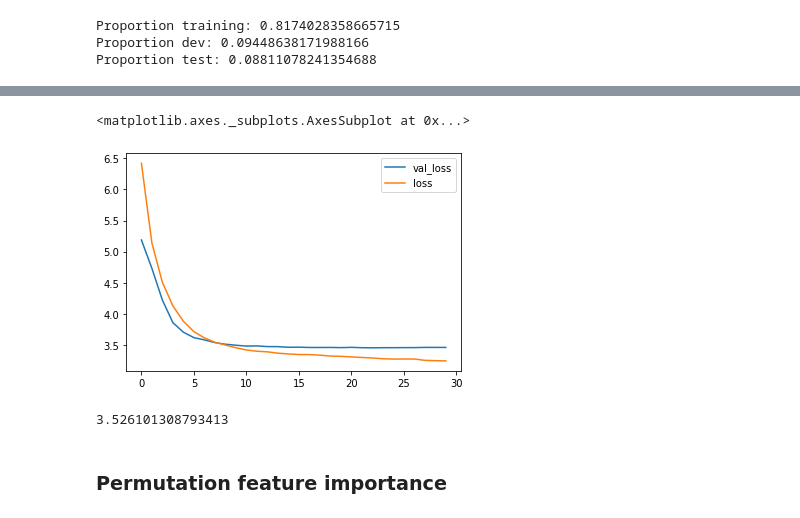
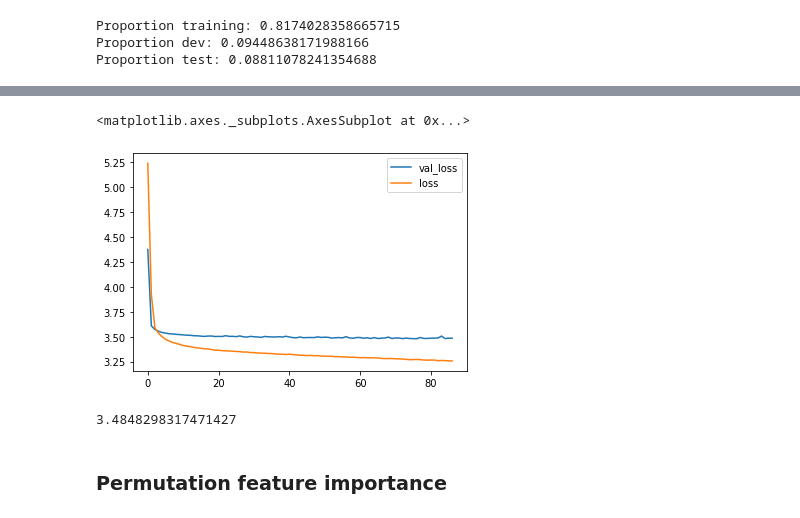
Before and after one commit to stevieg3/fpl-analysis, a Jupyter notebook: notebooks/DeepFantasyFootball/5. Feature selection (Colab).ipynb, the cells around one changed output, grey strips where cells are left out. Saved outputs shown, nothing was run; the diff lists cells and outputs as text; code cells hidden in the pictures.

```diff
--- a/notebooks/DeepFantasyFootball/5. Feature selection (Colab).ipynb
+++ b/notebooks/DeepFantasyFootball/5. Feature selection (Colab).ipynb
@@ -549,0 +667,8 @@ new_lstm_model = create_model()
+# %%
+ROUND_1_FEATURES = list(
+    set(COLUMNS_TO_SCALE) - set(FEATURES_DROPPED_AFTER_UNIVARIATE)
+)
+# %%
+X_train, y_train = prepare_data_for_lstm(training_df, feature_list=ROUND_1_FEATURES)
+X_dev, y_dev = prepare_data_for_lstm(dev_df, feature_list=ROUND_1_FEATURES)
+X_test, y_test = prepare_data_for_lstm(test_df, feature_list=ROUND_1_FEATURES)
@@ -550 +682,3 @@ new_lstm_model = create_model()
+# %%
+lstm_model = create_model(223)
 # %%
@@ -570,5 +703,17 @@ _________________________________________________________________
 # %%
-new_lstm_model.fit(X_train, y_train, batch_size=256, epochs=100, validation_data=(X_dev, y_dev))
+es = EarlyStopping(monitor='val_loss', mode='min', verbose=0, patience=10)
+
+lstm_model.fit(
+    X_train,
+    y_train,
+    batch_size=256,
+    epochs=100,
+    validation_data=(
+        X_dev,
+        y_dev
+    ),
+    callbacks=[es]
+)
 # %% [output]
 Train on 32052 samples, validate on 3705 samples
 Epoch 1/100
@@ -591,5 +736,5 @@ KeyboardInterrupt:
 # %%
-pd.DataFrame(new_lstm_model.history.history).plot()
+pd.DataFrame(lstm_model.history.history).plot()
 # %% [output]
 <matplotlib.axes._subplots.AxesSubplot at 0x...>
-[figure, old version]
+[figure, new version]
@@ -598,7 +741,8 @@ from sklearn.metrics import mean_squared_error
 # %%
-mean_squared_error(y_dev, new_lstm_model.predict(X_dev))
+dev_error = mean_squared_error(y_dev, lstm_model.predict(X_dev))
+dev_error
 # %% [output]
-3.526101308793413
+3.4848298317471427
 # %% [markdown]
 ### Permutation feature importance
 # %%
```
Also changed, not shown: parts of 57 cells of this notebook.
